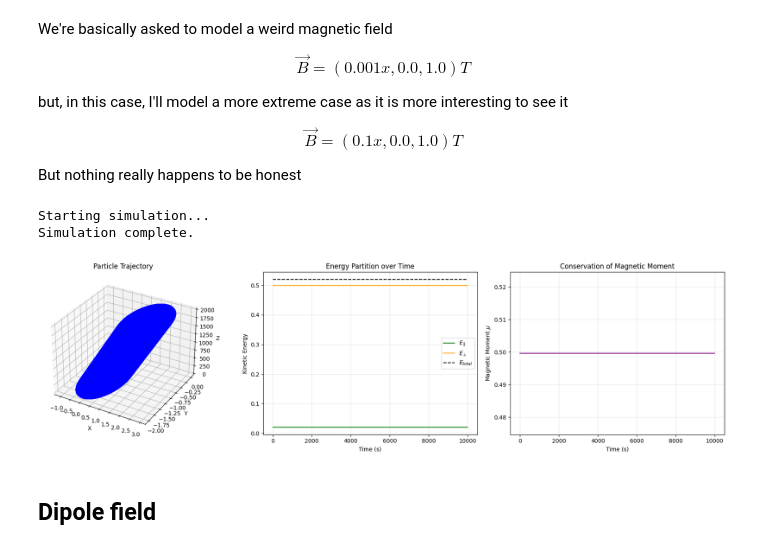
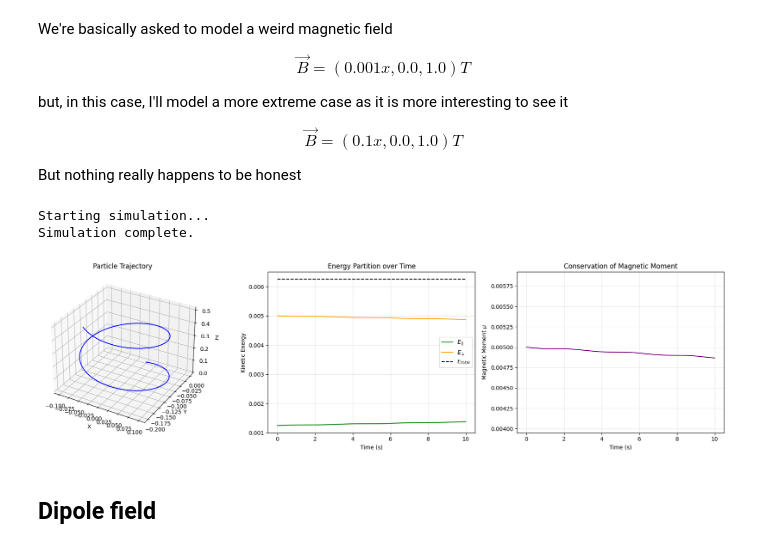
Before and after one commit to saacostad/ComputationalAstroPhysics, a Jupyter notebook: Project 1/project_1.ipynb, the cells around one changed output. Drawn from its saved outputs; the diff is of its cells as text; code cells hidden in the pictures.

Commit message:
Added Lagrange Interpolation thinguis and also a nice graph for the actual problem at the end

```diff
--- a/Project 1/project_1.ipynb
+++ b/Project 1/project_1.ipynb
@@ -350,14 +525,15 @@ def get_mu(E_perp, B_mag):
 We'll first create a class that will save every simulation. That is, the particle's properties, the simulation initial conditions and parameters. And that has methods to run the simulation
 # %%
 class SimulationSetup:
-    def __init__(self, charge, mass, initial_pos, initial_vel, b_field, dt, num_steps):
+    def __init__(self, charge, mass, initial_pos, initial_vel, b_field, dt, num_steps, _keep_mu = 0.2, plot_lim = 0.0):
         self.q = charge
         self.m = mass
         self.pos = np.array(initial_pos, dtype=float)
         self.vel = np.array(initial_vel, dtype=float)
         self.dt = dt
         self.num_steps = num_steps
-
+        self.keep_mu = _keep_mu
+        self.plot_lim = plot_lim
         # As the magnetic field can be constant or a function, we have to check first
         # which type of thing we have
         if callable(b_field):
@@ -386,7 +562,7 @@ class SimulationSetup:
     def _compute_diagnostics(self, index, pos, vel):
         """We'll compute all the physical diagnostics to check if we're doing it right"""
         B_local = self.get_b_field(pos)    # Call the magnetic field
-        B_mag = np.linalg.norm(B_local)    # Get it's magnitud for later calculations
+        B_mag = np.linalg.norm(B_local)    # Get it's magnitude for later calculations
 
         # Get the velocities
         v_par = get_parallel_velocity(vel, B_local)
@@ -395,7 +571,8 @@ class SimulationSetup:
         # Get the energies
         E_par = get_energy(v_par, self.m)
         E_perp = get_energy(v_perp, self.m)
-        E_total = get_energy(np.linalg.norm(vel), self.m)
+        # E_total = get_energy(np.linalg.norm(vel), self.m)
+        E_total = E_par + E_perp
 
         # Get the magnetic moment
         mu = get_mu(E_perp, B_mag)
@@ -411,6 +588,7 @@ class SimulationSetup:
 
     def run(self, integrator = boris_integrator):
         """ Here we run the whole simulation """
+
         print("Starting simulation...")
 
         prev_v_parallel = self._compute_diagnostics(0, self.pos, self.vel)
@@ -450,6 +628,12 @@ class SimulationSetup:
         ax1.plot(self.history_pos[:, 0], self.history_pos[:, 1], self.history_pos[:, 2], color='b')
         for mp in self.mirror_points:
             ax1.scatter(*mp['pos'], color='r', s=60, marker='x')
+
+        if self.plot_lim != 0.0:
+            ax1.set_ylim(-self.plot_lim, self.plot_lim)
+            ax1.set_xlim(-self.plot_lim, self.plot_lim)
+            ax1.set_zlim(-self.plot_lim, self.plot_lim)
+
         ax1.set_xlabel('X'); ax1.set_ylabel('Y'); ax1.set_zlabel('Z')
         ax1.set_title('Particle Trajectory')
 
@@ -464,8 +648,10 @@ class SimulationSetup:
         ax3 = fig.add_subplot(133)
         ax3.plot(self.history_time, self.history_mu, color='purple')
         mean_mu = np.mean(self.history_mu)
-        if mean_mu > 0:
-            ax3.set_ylim(mean_mu * 0.95, mean_mu * 1.05)
+
+        if mean_mu > 0 and self.keep_mu != 0:
+            ax3.set_ylim(mean_mu * (1.0 - self.keep_mu), mean_mu * (1.0 + self.keep_mu))
+
         ax3.set_xlabel('Time (s)'); ax3.set_ylabel(r'Magnetic Moment $\mu$')
         ax3.set_title('Conservation of Magnetic Moment')
         ax3.grid(True, alpha=0.3)
@@ -526,37 +711,36 @@ $$
 
 But nothing really happens to be honest
 # %%
-# --- 1. Set Physical Parameters ---
+# Set Physical Parameters
 q = 1.0
 m = 1.0
 initial_pos = [0.0, 0.0, 0.0]  # Start at the origin
-initial_vel = [1.0, 0.0, 0.2]  # Moving mainly in X (v_perp), slight drift in Z (v_parallel)
+initial_vel = [0.1, 0.0, 0.05]  # Moving mainly in x, slight drift in z
 
-# --- 2. Define a UNIFORM Magnetic Field ---
-# A constant magnetic field pointing purely in the Z direction
-gradient_b_field = lambda pos: np.array([0.1*pos[0], 0.0, 1.0])
+# Gradient magnetic field
+gradient_b_field = lambda pos: np.array([0.05*pos[0], 0.0, 1.0])
 
-# --- 3. Simulation Parameters ---
-dt = 0.1
+# Simulation parameters
+dt = 1.0e-4
 num_steps = int(1e5)
 # %%
 # Initialize simulation
 sim_uniform = SimulationSetup(
     charge=q,
     mass=m,
     initial_pos=initial_pos,
     initial_vel=initial_vel,
-    b_field=uniform_b_field,
+    b_field=gradient_b_field,
     dt=dt,
     num_steps=num_steps
 )
 
 sim_uniform.run()
 sim_uniform.plot_results()
 # %% [output]
 Starting simulation...
 Simulation complete.
-[figure, old version]
+[figure, new version]
 # %% [markdown]
 ## Dipole field
 # %% [markdown]
```
Also changed, not shown: parts of 13 cells of this notebook.
